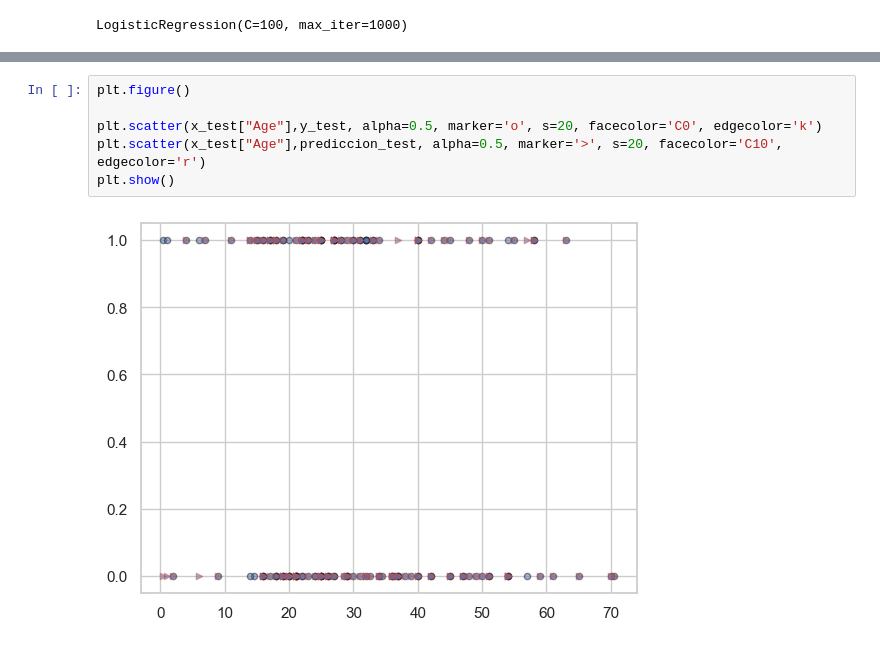
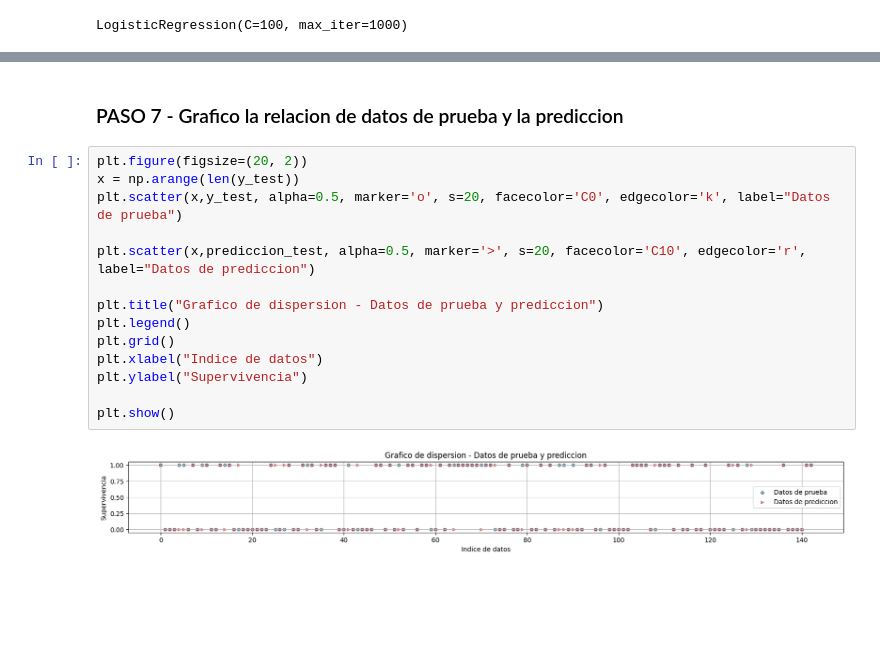
Before and after one commit to keltoi-dev/ejercicios_datamining, a Jupyter notebook: ejercicio_final/Fraga_TPF_Ejercicio2.ipynb, the cells around one changed output, grey strips where cells are left out. Saved outputs shown, nothing was run; the diff lists cells and outputs as text; blank space fills up the shorter version.

```diff
--- a/ejercicio_final/Fraga_TPF_Ejercicio2.ipynb
+++ b/ejercicio_final/Fraga_TPF_Ejercicio2.ipynb
@@ -164,8 +154,18 @@ Datos reales de Testeo
+# %% [markdown]
+<h3>PASO 7 - Grafico la relacion de datos de prueba y la prediccion</h3>
 # %%
-plt.figure()
+plt.figure(figsize=(20, 2))
+x = np.arange(len(y_test))
+plt.scatter(x,y_test, alpha=0.5, marker='o', s=20, facecolor='C0', edgecolor='k', label="Datos de prueba")
 
-plt.scatter(x_test["Age"],y_test, alpha=0.5, marker='o', s=20, facecolor='C0', edgecolor='k')
-plt.scatter(x_test["Age"],prediccion_test, alpha=0.5, marker='>', s=20, facecolor='C10', edgecolor='r')
+plt.scatter(x,prediccion_test, alpha=0.5, marker='>', s=20, facecolor='C10', edgecolor='r', label="Datos de prediccion")
+
+plt.title("Grafico de dispersion - Datos de prueba y prediccion")
+plt.legend()
+plt.grid()
+plt.xlabel("Indice de datos")
+plt.ylabel("Supervivencia")
+
 plt.show()
 # %% [output]
-[figure, old version]
+[figure, new version]
```
Also changed, not shown: parts of 11 cells of this notebook.
